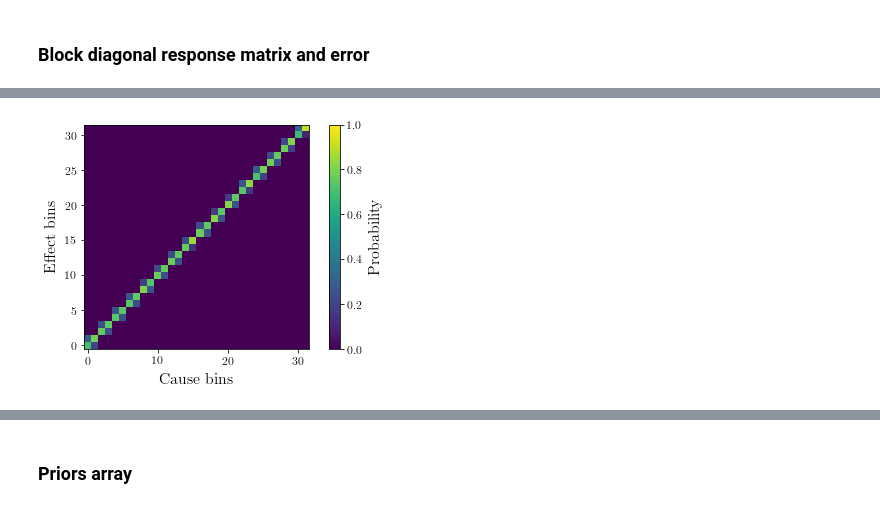
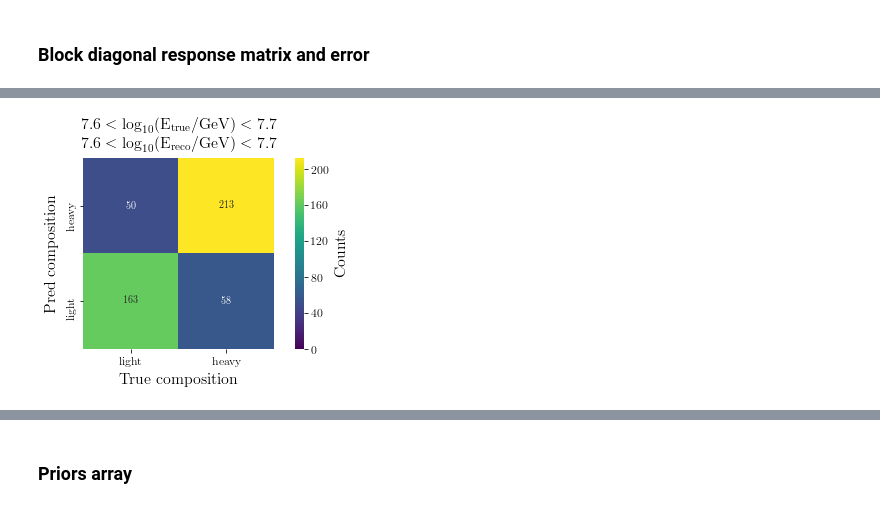
Before and after one commit to jrbourbeau/cr-composition, a Jupyter notebook: notebooks/unfolding/pyunfold-formatting.ipynb, the cells around one changed output, grey strips where cells are left out. Saved outputs shown, nothing was run; the diff lists cells and outputs as text; code cells hidden in the pictures.

```diff
--- a/notebooks/unfolding/pyunfold-formatting.ipynb
+++ b/notebooks/unfolding/pyunfold-formatting.ipynb
@@ -69,7 +70,7 @@ energybins = comp.analysis.get_energybins()
 3. Get separate testing and training datasets
 4. Feature transformation
 # %%
-df_sim_train, df_sim_test = comp.load_sim(config='IC86.2012')
+df_sim_train, df_sim_test = comp.load_sim(config='IC86.2012', log_energy_min=6.0, log_energy_max=8.3)
 # %%
 log_energy_sim_test = df_sim_test['lap_log_energy']
 log_reco_energy_sim_test = df_sim_test['lap_log_energy']
@@ -101,0 +139,2 @@ Pipeline(steps=[('classifier', GradientBoostingClassifier(criterion='friedman_ms
+# %%
+df_sim = comp.load_sim(config='IC86.2012', test_size=0)
@@ -102,5 +435,5 @@ Pipeline(steps=[('classifier', GradientBoostingClassifier(criterion='friedman_ms
 # %%
-df_data = comp.load_data(config='IC86.2012')
+df_data = comp.load_data(config='IC86.2012', log_energy_min=6.0, log_energy_max=8.3)
 # %%
 X_data = comp.dataframe_functions.dataframe_to_array(df_data, feature_list + ['lap_log_energy'])
 log_energy_data = X_data[:,-1]
@@ -286,13 +659,16 @@ array([[ 0.70350404,  0.20845481,  0.        , ...,  0.        ,
 # %%
-plt.imshow(block_response, origin='lower', vmin=0, vmax=1)
-# fig, ax = plt.subplots()
-# sns.heatmap(block_response, square=True, vmin=0, vmax=1, cmap='viridis', ax=ax,
-#             cbar_kws={'label': 'Proability'})
-plt.xlabel('Cause bins')
-plt.ylabel('Effect bins')
-plt.colorbar(label='Probability')
-res_mat_outfile = os.path.join(comp.paths.figures_dir, 'unfolding', 'response-matrix-block.png')
+fig, ax = plt.subplots()
+# h = np.flipud(block_response)
+sns.heatmap(res[24:26, 24:26], annot=True, fmt='d', ax=ax, square=True,
+           xticklabels=['light', 'heavy'], yticklabels=['light', 'heavy'],
+           cbar_kws={'label': 'Counts'}, vmin=0, cmap='viridis')
+ax.invert_yaxis()
+plt.xlabel('True composition')
+plt.ylabel('Pred composition')
+plt.title('$\mathrm{7.6 < \log_{10}(E_{true}/GeV) < 7.7}$' + '\n$\mathrm{7.6 < \log_{10}(E_{reco}/GeV) < 7.7}$')
+res_mat_outfile = os.path.join(comp.paths.figures_dir, 'unfolding', 'response-matrix-single-energy-bin.png')
 comp.check_output_dir(res_mat_outfile)
 plt.savefig(res_mat_outfile)
+plt.show()
 # %% [output]
-[figure, old version]
+[figure, new version]
```
Also changed, not shown: parts of 60 cells of this notebook, 12 other files.
